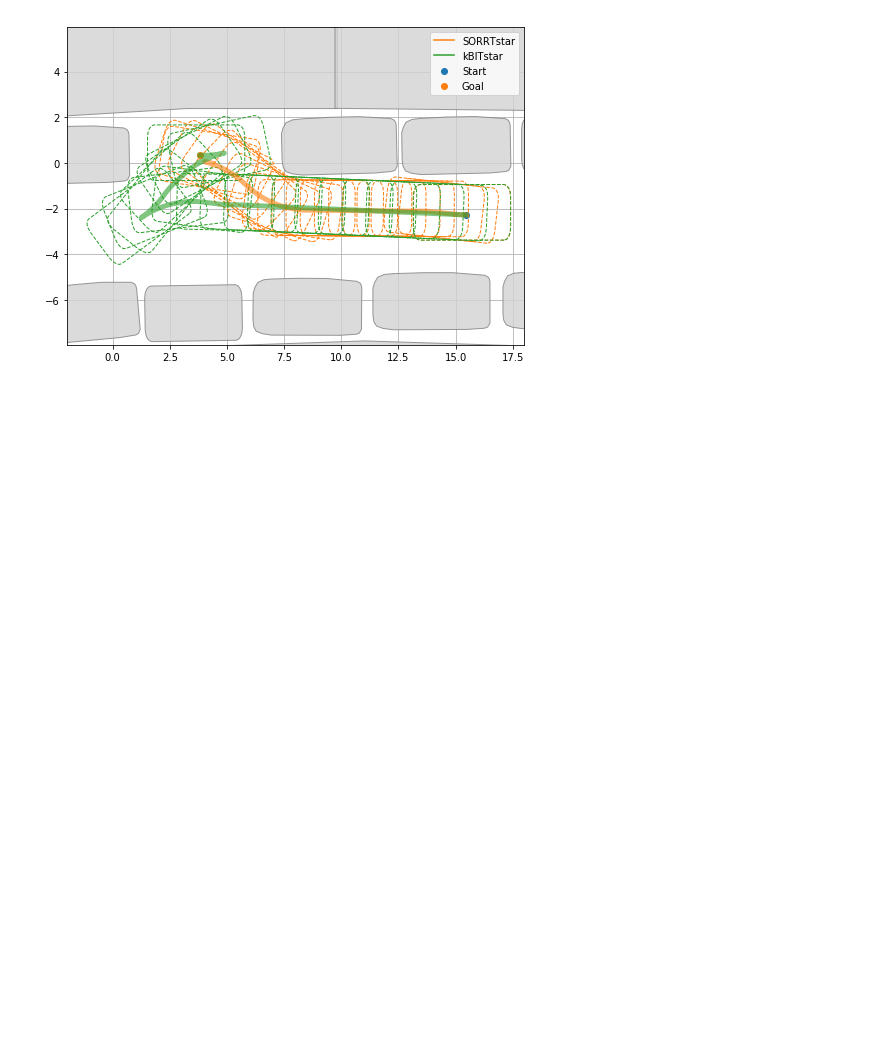
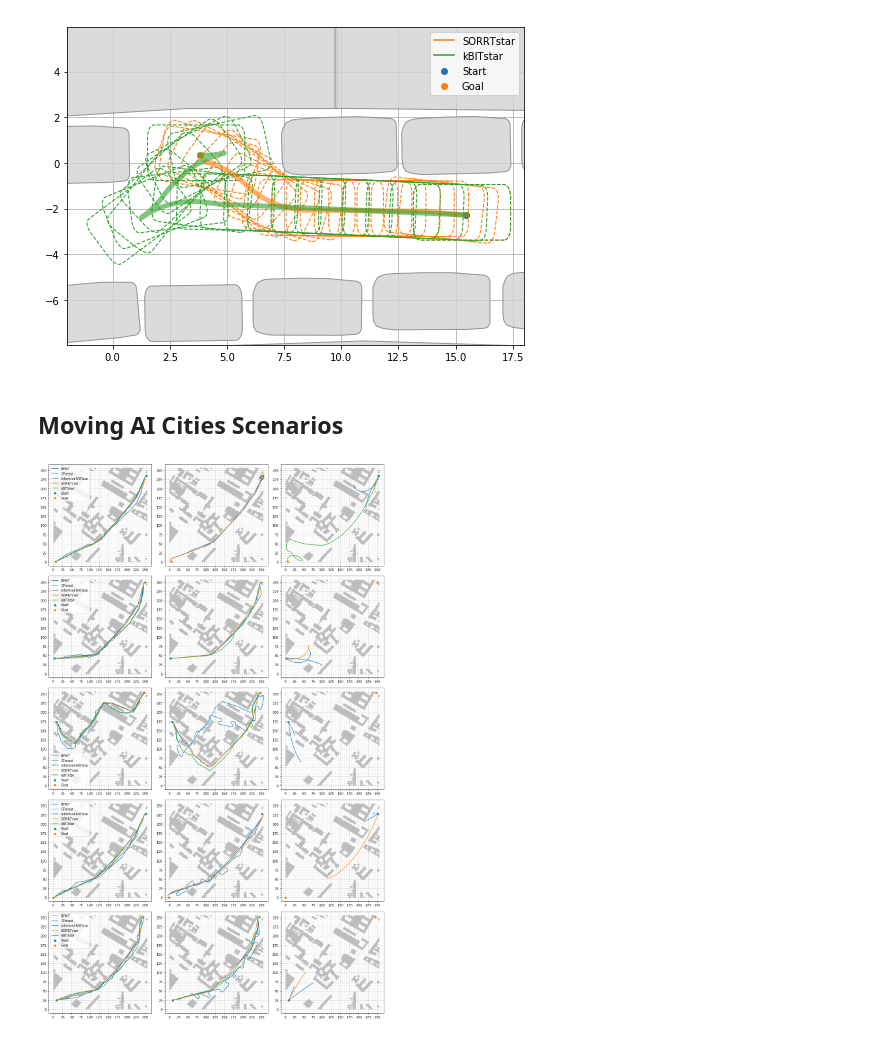
Before and after one commit to robot-motion/bench-mr, a Jupyter notebook: plotting/Trajectories.ipynb, the cells around one changed output. Saved outputs shown, nothing was run; the diff lists cells and outputs as text; code cells hidden in the pictures; blank space fills up the shorter version.

```diff
--- a/plotting/Trajectories.ipynb
+++ b/plotting/Trajectories.ipynb
@@ -90,3 +90,33 @@ Planner Theta* found no solution!
 Planner Theta* found no solution!
 Saved parking3.pdf.
 [figure]
+# %% [markdown]
+## Moving AI Cities Scenarios
+# %%
+%reload_ext autoreload
+
+scenario = "movingai_berlin_256"
+
+visualize('/home/eric/mpb/results/%s.json' % scenario,
+          ignore_planners="est,kpiece1,fmt,rrt,rrt#,sbl,sst,stride,rrtstar,prmstar,theta*, sbpl",
+          plot_every_nth_polygon=50,
+          fig_width=5,
+          fig_height=4.8,
+          set_title=False,
+          line_width=5,
+          combine_views=True,
+          draw_nodes=False,
+          draw_dots=False,
+          draw_arrows=False,
+          save_file="plots/%s.pdf" % scenario,
+          num_colors=70,
+          max_plots_per_line=3,
+          custom_min_x=0,
+          custom_min_y=0,
+          custom_max_x=256,
+          custom_max_y=256,
+          color_map_name='tab10',
+          run_id='',
+          silence=True)
+# %% [output]
+[figure, added]
```
Also changed, not shown: parts of 1 cell of this notebook, 16 other files.
